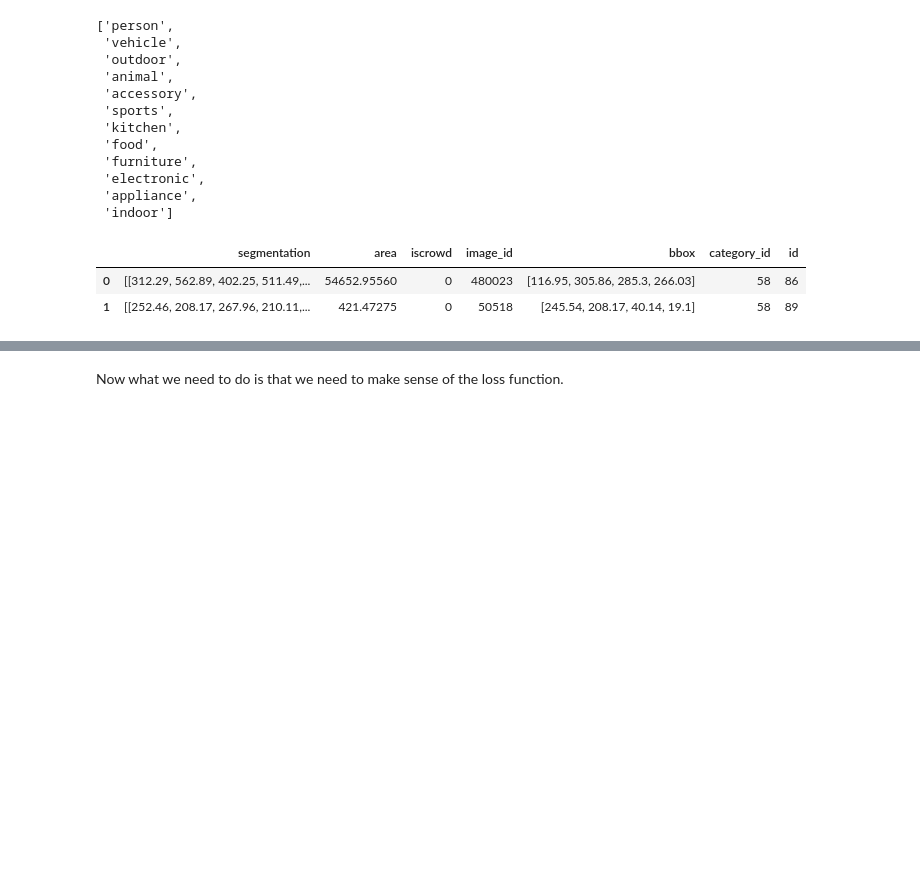
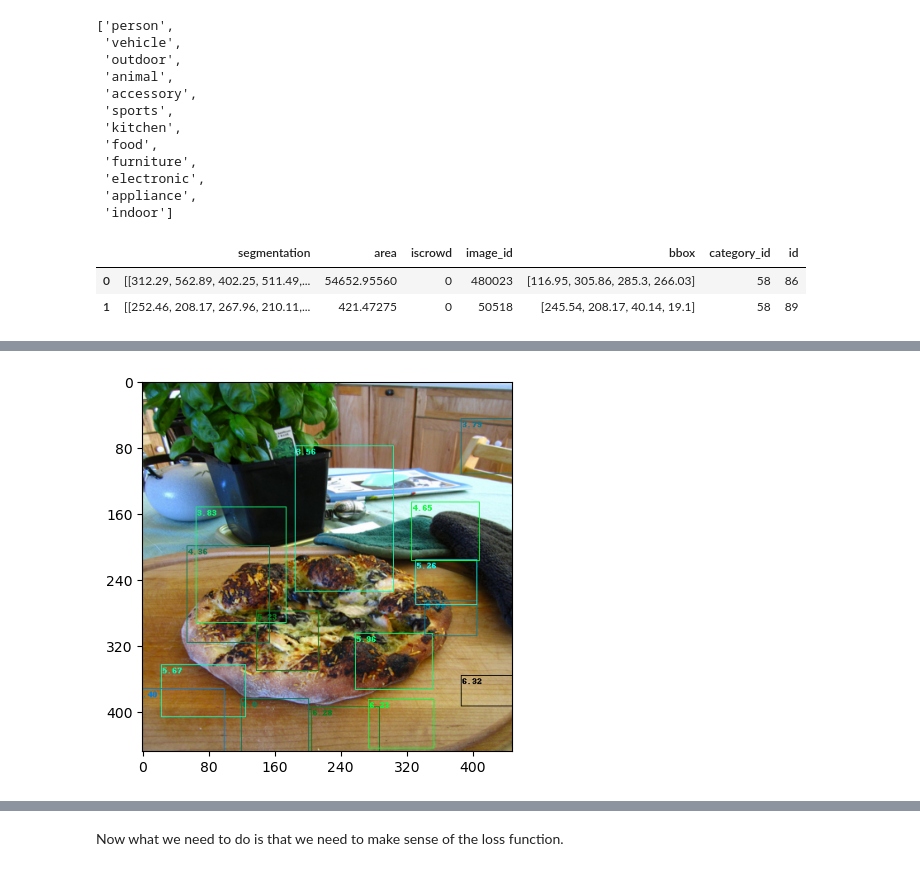
Before and after one commit to anantinfinity9796/coco, a Jupyter notebook: coco_full/kaggle_recent.ipynb, the cells around one changed output, grey strips where cells are left out. Cells and saved outputs as stored; diff of their text form; code cells hidden in the pictures; blank space fills up the shorter version.

```diff
--- a/coco_full/kaggle_recent.ipynb
+++ b/coco_full/kaggle_recent.ipynb
@@ -542,7 +712,7 @@ def training_loop(epochs, model, train_dataloader, optimizer, ):
         epoch_loss = 0
         for batch in tqdm(train_dataloader):
             # print(batch)
-            image,out, targets, cat_name, image_id = batch
+            image, targets= batch
 
             image = image.to(device)
             targets = targets.squeeze(0).to(device)
@@ -553,7 +723,7 @@ def training_loop(epochs, model, train_dataloader, optimizer, ):
 
             optimizer.zero_grad()
 
-            loss = loss_fn(pred, targets)
+            loss = yolo_loss_fn(pred, targets)
 
 
 
@@ -566,7 +736,7 @@ def training_loop(epochs, model, train_dataloader, optimizer, ):
 yolo_model = Yolo()
 yolo_model = yolo_model.to(device = torch.device('cuda'))
 # %%
-optmizer = optim.Adam(yolo_model.parameters(), lr = 3e-4)
+optmizer = optim.Adam(yolo_model.parameters(), lr = 3e-6)
 # %%
-training_loop(10, yolo_model, test_coco_dataloader, optmizer)
+training_loop(40, yolo_model, test_coco_dataloader, optmizer)
 # %% [output]
@@ -590,0 +778,6 @@ RuntimeError: Expected all tensors to be on the same device, but found at least
+# %%
+p = torch.round(torch.rand((7,7)).reshape(-1), decimals=2)
+x = list(p)
+x = [str(value.item())[:4] for value in x ]
+print(x)
+print(p)
@@ -590,0 +852,68 @@ RuntimeError: Expected all tensors to be on the same device, but found at least
+# %%
+for batch in test_coco_dataloader:
+    image, targets = batch
+    image = image.to(device)
+    with torch.no_grad():
+        output = yolo_model(image)
+    break
+
+output_image  = output[0].to(torch.device('cpu'))
+# print(output_image)
+image = image[0].to(torch.device('cpu'))*255.0
+image = image.to(torch.uint8)
+print(image.shape)
+
+bounding_boxes  = nms(output_image)
+
+
+output_obj_listb = []
+class_list = []
+
+bounding_box1 = output_image[...,1:5]
+bounding_box2 = output_image[...,18:22]
+class_labels1 = output_image[...,5:17]
+class_labels2 = output_image[...,22:]
+confidence_scores1 = output_image[...,0]
+confidence_scores2 = output_image[...,17]
+
+print(confidence_scores1[0])
+print(confidence_scores2[0])
+
+
+conf_scores = torch.stack([confidence_scores1, confidence_scores2], dim = 2)
+values, indices = torch.max(conf_scores,dim = 2)
+print(values)
+
+# Now we would need to filter the bounding boxes for each cell which have the highest confidence scores
+combined_bounding_boxes = torch.stack([bounding_box1,bounding_box2], dim = 2).reshape(-1,2,4)
+# print(combined_bounding_boxes.shape)
+best_boxes = combined_bounding_boxes[torch.arange(indices.shape[0]*indices.shape[1]), indices.reshape(-1).to(torch.int64)].to(torch.device('cpu'))
+# print(f"The best_boxes shape is {best_boxes.shape}")
+
+# print(bounding_box1.shape,bounding_box2.shape)
+# print(class_labels1.shape,class_labels2.shape)
+# print(confidence_scores1.shape,confidence_scores2.shape)
+
+# print(conf_scores.shape, indices.shape, values.shape)
+# print(conf_scores)
+
+# image = image[0].to(torch.device('cpu'))
+# image = image.to(torch.uint8)
+# torchvision.utils.draw_bounding_boxes(image, best_boxes)
+# We will also have to apply non-max supresseion to our bounding boxes
+
+values = bounding_boxes[...,0]
+best_boxes = bounding_boxes[...,1:5]
+
+
+fig, ax = plt.subplots()
+conf_labels = [str(value.item())[:4] for value in list(torch.round(values.reshape(-1), decimals=2))]
+print(len(conf_labels))
+plot_image = torchvision.utils.draw_bounding_boxes(image, best_boxes*448.0, labels=conf_labels)
+ax.imshow(plot_image.permute(1,2,0).numpy())
+ax.xaxis.set_major_locator(plt.MaxNLocator(7))  # Set the number of x-axis grid lines
+ax.yaxis.set_major_locator(plt.MaxNLocator(7))  # Set the number of y-axis grid lines
+# ax.grid(visible=True,which='both', color = 'k', linestyle='-.', linewidth=1)
+
+# for cell in output_image:
+# %% [output]
@@ -590,0 +934 @@ RuntimeError: Expected all tensors to be on the same device, but found at least
+[figure, added]
```
Also changed, not shown: parts of 27 cells of this notebook.
